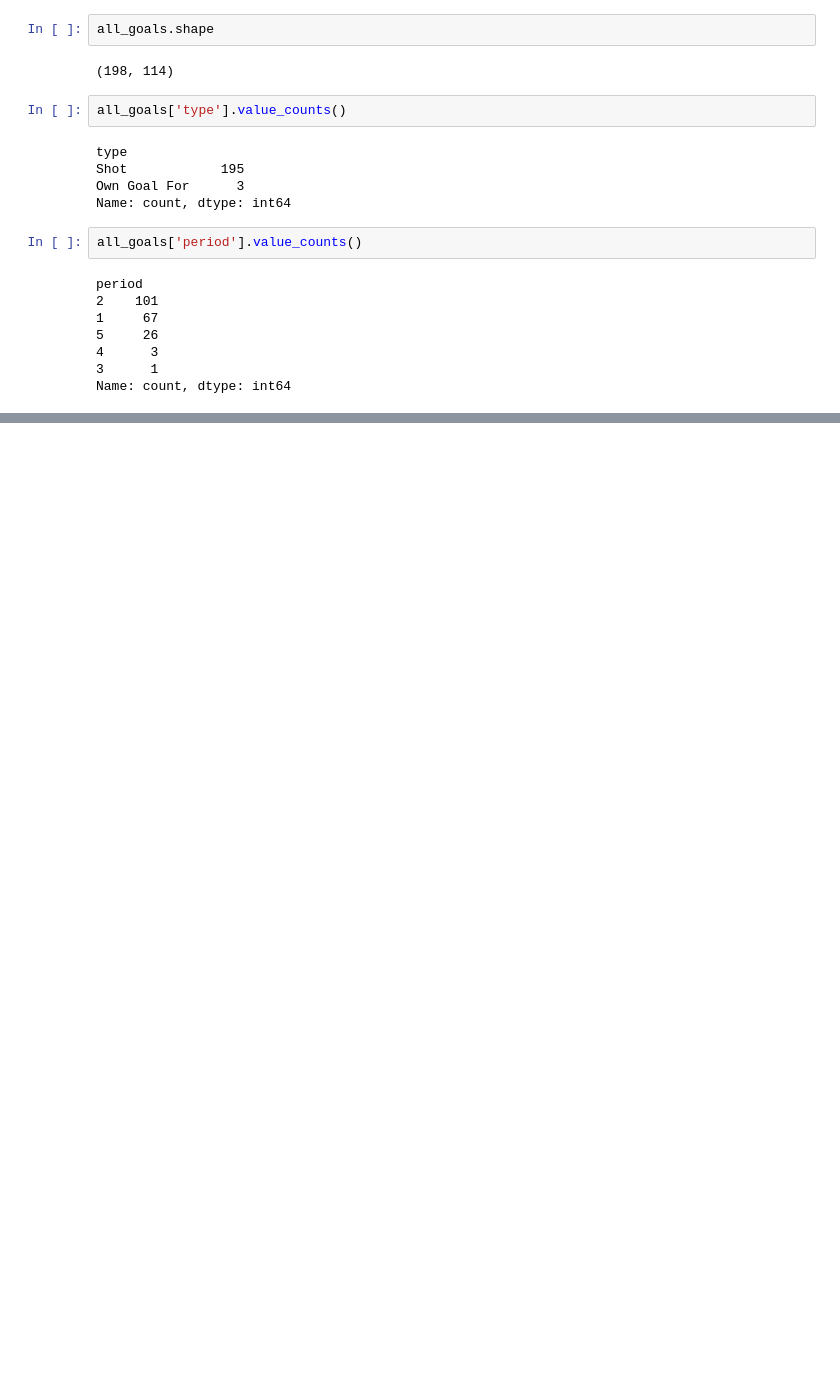
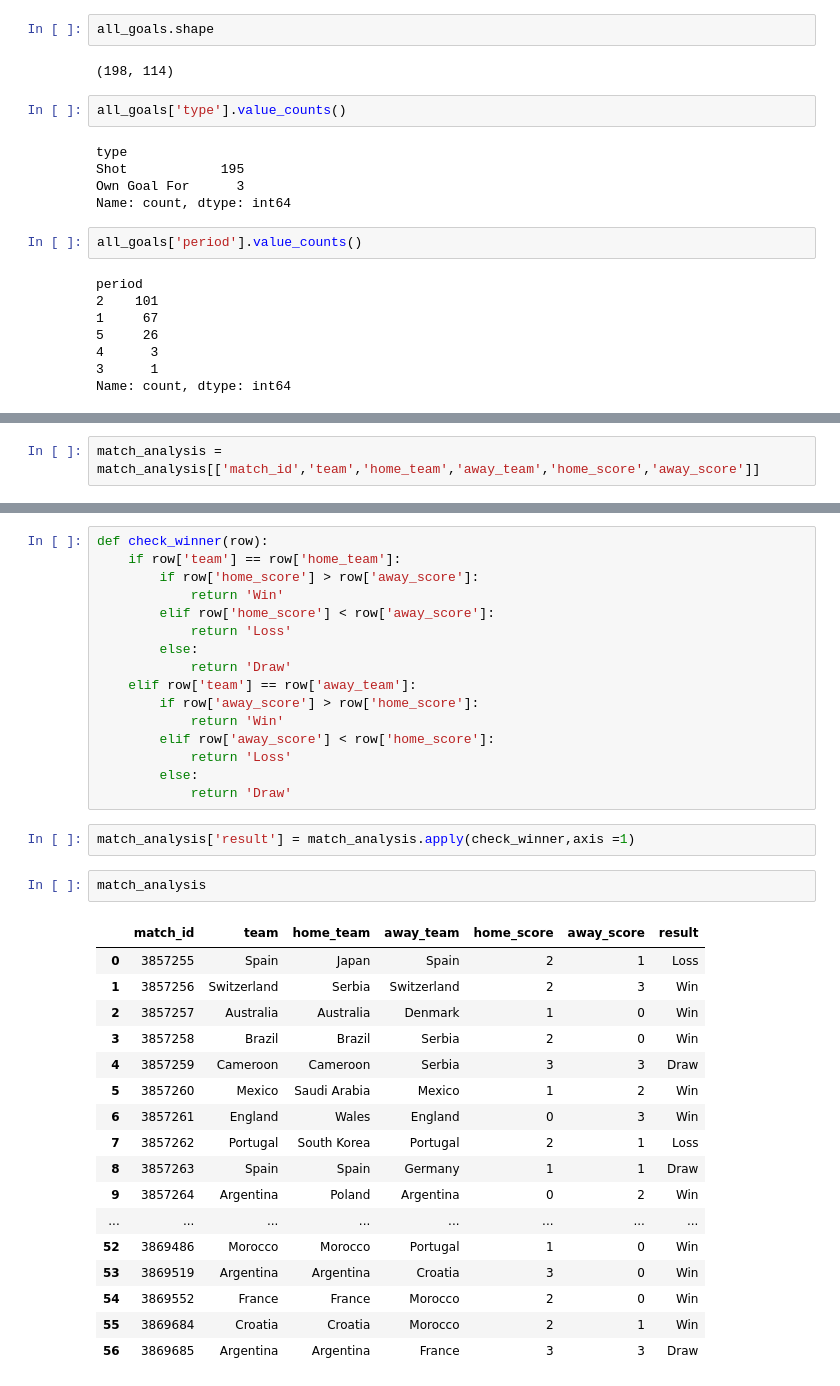
Before and after one commit to Akhilmehra22/analytics-portfolio, a Jupyter notebook: fifa/scoring-first-analysis.ipynb, the cells around one changed output, grey strips where cells are left out. Drawn from its saved outputs; the diff is of its cells as text; blank space fills up the shorter version.

```diff
--- a/fifa/scoring-first-analysis.ipynb
+++ b/fifa/scoring-first-analysis.ipynb
@@ -192,0 +320,2 @@ all_goals = all_goals[all_goals['period'].between(1,4)]
+# %%
+match_analysis = match_analysis[['match_id','team','home_team','away_team','home_score','away_score']]
@@ -192,0 +342,38 @@ all_goals = all_goals[all_goals['period'].between(1,4)]
+# %%
+def check_winner(row):
+    if row['team'] == row['home_team']:
+        if row['home_score'] > row['away_score']:
+            return 'Win'
+        elif row['home_score'] < row['away_score']:
+            return 'Loss'
+        else:
+            return 'Draw'
+    elif row['team'] == row['away_team']:
+        if row['away_score'] > row['home_score']:
+            return 'Win'
+        elif row['away_score'] < row['home_score']:
+            return 'Loss'
+        else:
+            return 'Draw'
+# %%
+match_analysis['result'] = match_analysis.apply(check_winner,axis =1)
+# %%
+match_analysis
+# %% [output]
+|  | match_id | team | home_team | away_team | home_score | away_score | result |
+| 0 | 3857255 | Spain | Japan | Spain | 2 | 1 | Loss |
+| 1 | 3857256 | Switzerland | Serbia | Switzerland | 2 | 3 | Win |
+| 2 | 3857257 | Australia | Australia | Denmark | 1 | 0 | Win |
+| 3 | 3857258 | Brazil | Brazil | Serbia | 2 | 0 | Win |
+| 4 | 3857259 | Cameroon | Cameroon | Serbia | 3 | 3 | Draw |
+| 5 | 3857260 | Mexico | Saudi Arabia | Mexico | 1 | 2 | Win |
+| 6 | 3857261 | England | Wales | England | 0 | 3 | Win |
+| 7 | 3857262 | Portugal | South Korea | Portugal | 2 | 1 | Loss |
+| 8 | 3857263 | Spain | Spain | Germany | 1 | 1 | Draw |
+| 9 | 3857264 | Argentina | Poland | Argentina | 0 | 2 | Win |
+| ... | ... | ... | ... | ... | ... | ... | ... |
+| 52 | 3869486 | Morocco | Morocco | Portugal | 1 | 0 | Win |
+| 53 | 3869519 | Argentina | Argentina | Croatia | 3 | 0 | Win |
+| 54 | 3869552 | France | France | Morocco | 2 | 0 | Win |
+| 55 | 3869684 | Croatia | Croatia | Morocco | 2 | 1 | Win |
+| 56 | 3869685 | Argentina | Argentina | France | 3 | 3 | Draw |
```
Also changed, not shown: parts of 16 cells of this notebook.
